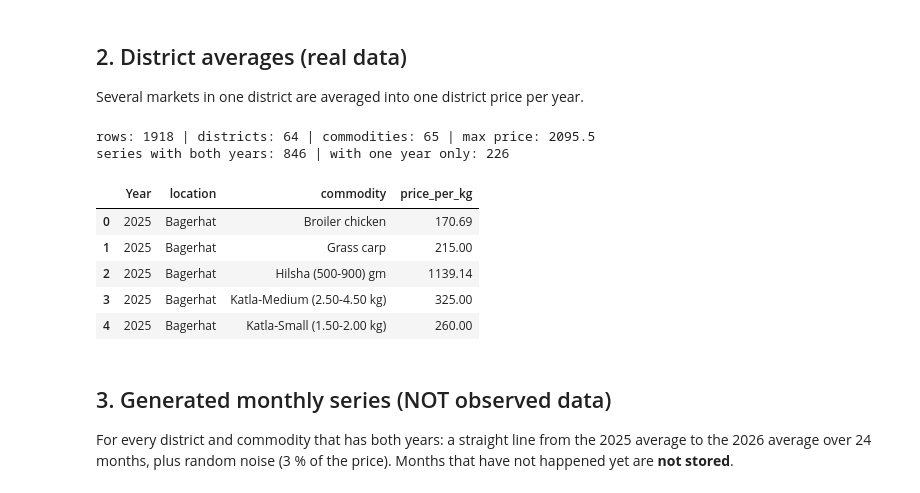
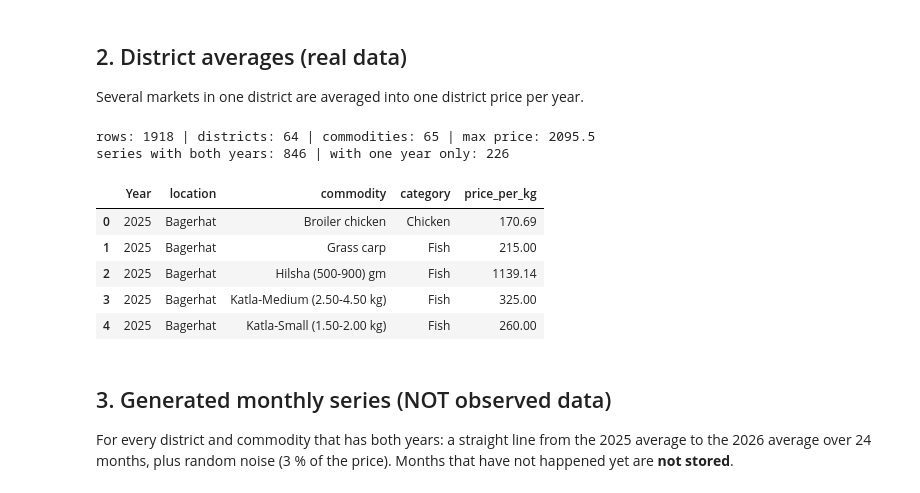
Before and after one commit to shahariyar987/Price-Forecasting-of-comodity, a Jupyter notebook: notebooks/01_data_preparation.ipynb, the cells around one changed output. Cells and saved outputs as stored; diff of their text form; code cells hidden in the pictures.

```diff
--- a/notebooks/01_data_preparation.ipynb
+++ b/notebooks/01_data_preparation.ipynb
@@ -33,10 +36,11 @@ COLUMNS = ["Division", "location", "Upazila", "Market_Name", "commodity", "Year"
            "Retail_Unit", "Retail_Price_Range", "price_per_kg",
            "Wholesale_Unit", "Wholesale_Price_Range", "Wholesale_Avg_Price"]
 
-def load_and_clean(path):
+def load_and_clean(path, category):
     d = pd.read_csv(path, encoding="utf-8-sig")
     assert len(d.columns) == len(COLUMNS), f"{path}: unexpected number of columns"
     d.columns = COLUMNS
+    d["category"] = category
 
     d["price_per_kg"] = pd.to_numeric(d["price_per_kg"].astype(str).str.replace(",", ""), errors="coerce")
     d = d.dropna(subset=["price_per_kg"])          # also removes the empty footer lines of the files
@@ -46,11 +50,11 @@ def load_and_clean(path):
     median = d.groupby("commodity")["price_per_kg"].transform("median")
     outliers = (d["price_per_kg"] > median * 3) | (d["price_per_kg"] < median / 3)
     removed = d[outliers][["location", "Market_Name", "commodity", "Year", "Retail_Price_Range", "price_per_kg"]]
-    return d[~outliers][["Year", "location", "commodity", "price_per_kg"]], removed
+    return d[~outliers][["Year", "location", "commodity", "category", "price_per_kg"]], removed
 
 clean, removed = [], []
-for name in ["chicken", "rice", "fish"]:
-    d, r = load_and_clean(f"{RAW}/{name}.csv")
+for name, category in [("chicken", "Chicken"), ("rice", "Rice"), ("fish", "Fish")]:
+    d, r = load_and_clean(f"{RAW}/{name}.csv", category)
     print(f"{name:8s}: {len(d):5d} rows kept, {len(r)} suspicious rows removed")
     clean.append(d)
     removed.append(r)
@@ -76,24 +80,24 @@ fish    :  1050 rows kept, 4 suspicious rows removed
 Several markets in one district are averaged into one district price per year.
 # %%
 all_df = pd.concat(clean, ignore_index=True)
-district_df = all_df.groupby(["Year", "location", "commodity"], as_index=False)["price_per_kg"].mean()
+district_df = all_df.groupby(["Year", "location", "commodity", "category"], as_index=False)["price_per_kg"].mean()
 
 print("rows:", len(district_df), "| districts:", district_df["location"].nunique(),
       "| commodities:", district_df["commodity"].nunique(), "| max price:", round(district_df["price_per_kg"].max(), 1))
 years_per_series = district_df.groupby(["location", "commodity"])["Year"].nunique()
 print("series with both years:", int((years_per_series == 2).sum()), "| with one year only:", int((years_per_series == 1).sum()))
 
 district_df.to_csv(f"{PROCESSED}/district_prices_clean.csv", index=False)
 district_df.head()
 # %% [output]
 rows: 1918 | districts: 64 | commodities: 65 | max price: 2095.5
 series with both years: 846 | with one year only: 226
-|  | Year | location | commodity | price_per_kg |
-| 0 | 2025 | Bagerhat | Broiler chicken | 170.69 |
-| 1 | 2025 | Bagerhat | Grass carp | 215.00 |
-| 2 | 2025 | Bagerhat | Hilsha (500-900) gm | 1139.14 |
-| 3 | 2025 | Bagerhat | Katla-Medium (2.50-4.50 kg) | 325.00 |
-| 4 | 2025 | Bagerhat | Katla-Small (1.50-2.00 kg) | 260.00 |
+|  | Year | location | commodity | category | price_per_kg |
+| 0 | 2025 | Bagerhat | Broiler chicken | Chicken | 170.69 |
+| 1 | 2025 | Bagerhat | Grass carp | Fish | 215.00 |
+| 2 | 2025 | Bagerhat | Hilsha (500-900) gm | Fish | 1139.14 |
+| 3 | 2025 | Bagerhat | Katla-Medium (2.50-4.50 kg) | Fish | 325.00 |
+| 4 | 2025 | Bagerhat | Katla-Small (1.50-2.00 kg) | Fish | 260.00 |
 # %% [markdown]
 ## 3. Generated monthly series (NOT observed data)
 
```
Also changed, not shown: parts of 3 cells of this notebook, 8 other files.
